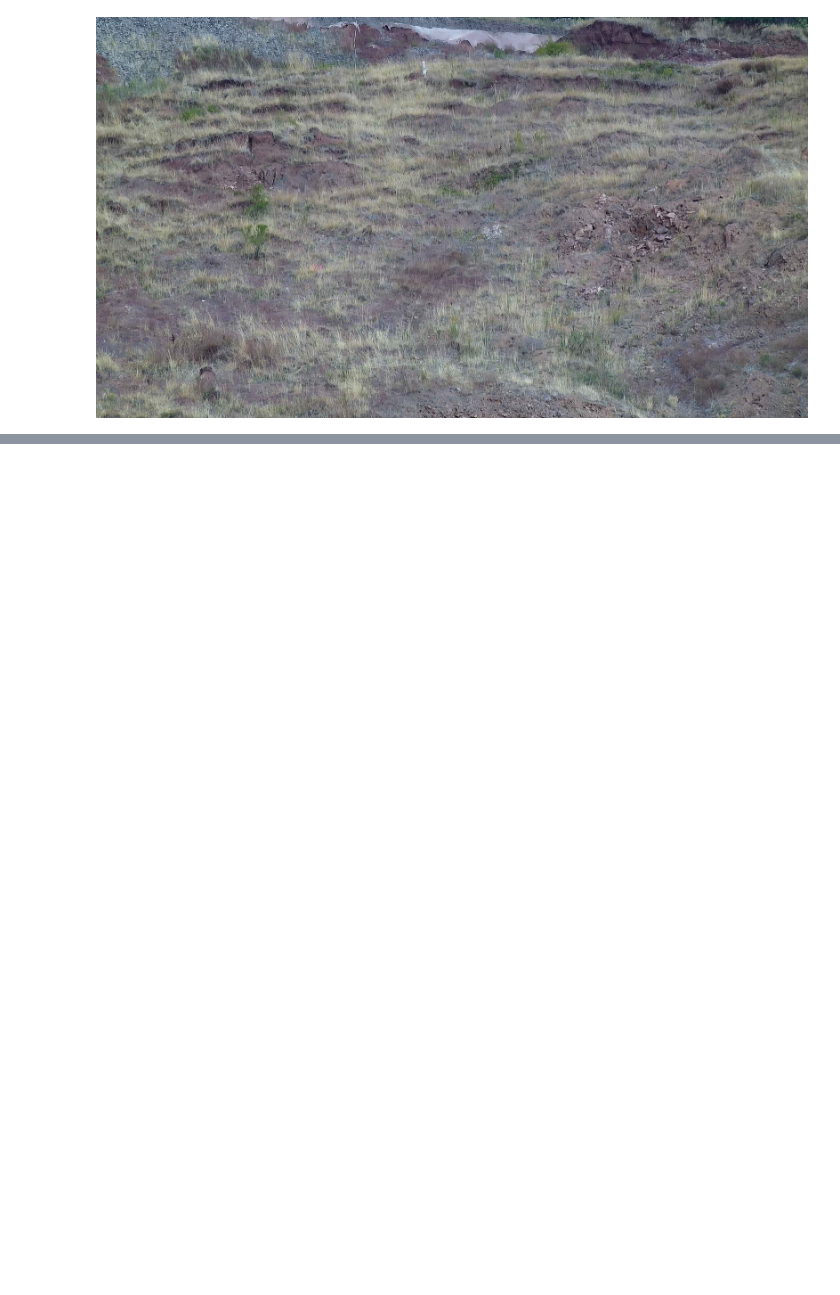
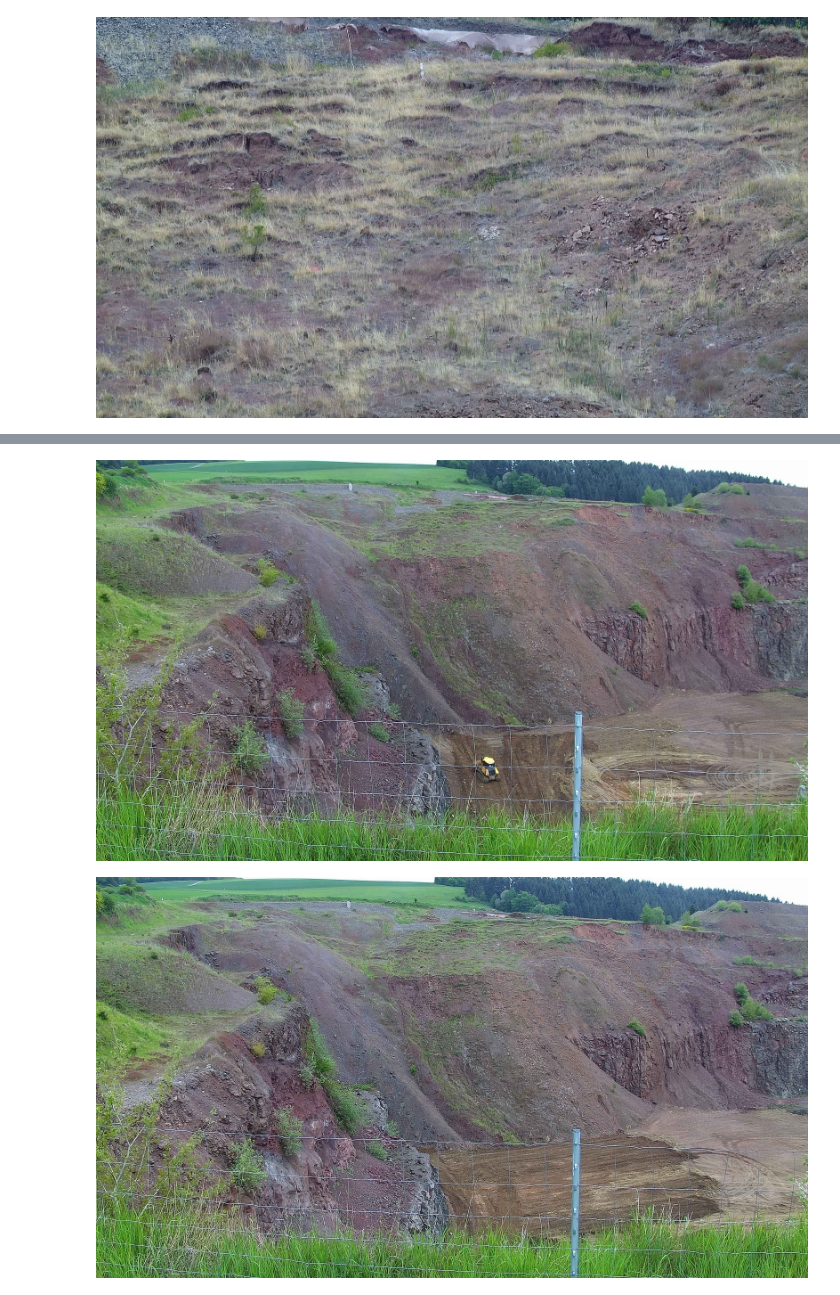
Before and after one commit to jonas-nothnagel/landslide_hesotech, a Jupyter notebook: notebooks/docucam_api.ipynb, the cells around one changed output, grey strips where cells are left out. Drawn from its saved outputs; the diff is of its cells as text; code cells hidden in the pictures; blank space fills up the shorter version.

```diff
--- a/notebooks/docucam_api.ipynb
+++ b/notebooks/docucam_api.ipynb
@@ -27,5 +31,9 @@ import utils as util
 # %%
-# import certificates and keys for access
+# import all scans with respective timestamps from scene 0 (A1)
+scene_0_df = pd.read_json("../data/scene_0_scans.json")
+d = scene_0_df.to_dict(orient = 'records')
+
+# certs and keys
 clientCrt = "../certificates/pilot-users.crt"
 clientKey = "../certificates/pilot-users.key"
 # %%
@@ -91,0 +90,12 @@ display(Image(r.content))
+# %%
+# A quick hacky solution to obtain all scans from a certain time span. Added to src
+def strip_scans(d, query):
+
+    # copy dict
+    d_copy = copy.deepcopy(d)
+
+    query = str(query)
+    temp_val = [value for value in d_copy if query in value["ScanName"]]
+    values = [i['ScanName'] for i in temp_val]
+
+    return values, d
@@ -91,0 +108,8 @@ display(Image(r.content))
+# %%
+# Let's get all images from this day:
+for i in test_query:
+    url, r = util.query_image(0,1,1,1, i)
+    display(Image(r.content))
+# %% [output]
+[figure, added]
+[figure, added]
```
Also changed, not shown: parts of 9 cells of this notebook, 4 other files.
